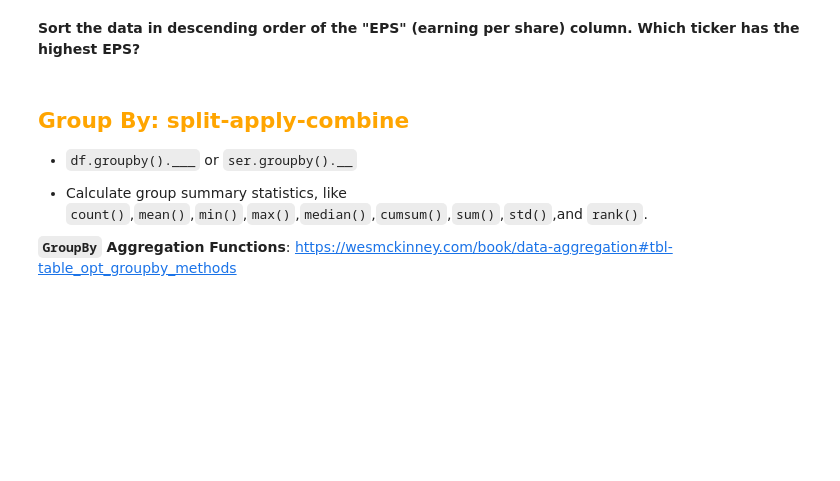
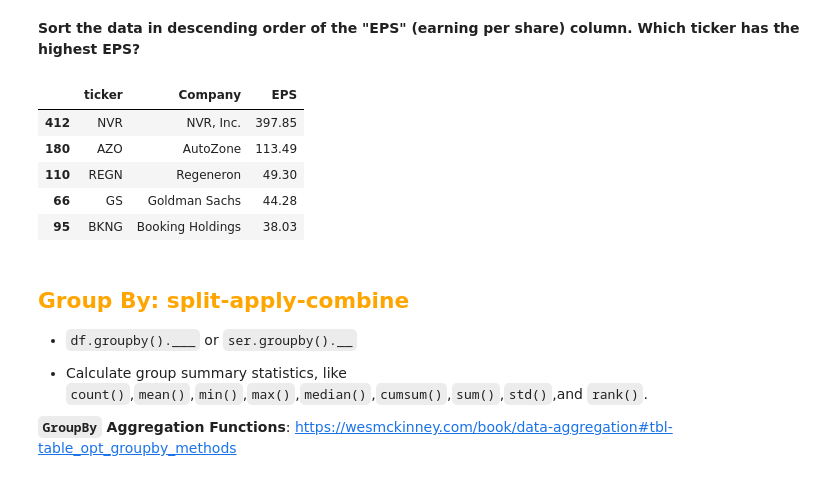
Before and after one commit to gmseong/BAM5103, a Jupyter notebook: Session_3_Recap,_Debugging,_Logical_Operations_and_Markdown.ipynb, the cells around one changed output. Cells and saved outputs as stored; diff of their text form; code cells hidden in the pictures; blank space fills up the shorter version.

```diff
--- a/Session_3_Recap,_Debugging,_Logical_Operations_and_Markdown.ipynb
+++ b/Session_3_Recap,_Debugging,_Logical_Operations_and_Markdown.ipynb
@@ -179,6 +247,19 @@ earnings.mean()
 np.float64(23680086930.9)
 # %% [markdown]
 **Sort the data in descending order of the "EPS" (earning per share) column. Which ticker has the highest EPS?**
+# %%
+eps_sorted = sp500df.sort_values(by='EPS', ascending=False)
+
+eps_sorted[['ticker', 'Company', 'EPS']].head()
+
+# NVR has the highest EPS.
+# %% [output]
+|  | ticker | Company | EPS |
+| 412 | NVR | NVR, Inc. | 397.85 |
+| 180 | AZO | AutoZone | 113.49 |
+| 110 | REGN | Regeneron | 49.30 |
+| 66 | GS | Goldman Sachs | 44.28 |
+| 95 | BKNG | Booking Holdings | 38.03 |
 # %% [markdown]
 ## <font color="orange">**Group By: split-apply-combine**</font>
 
```
Also changed, not shown: parts of 32 cells of this notebook.
